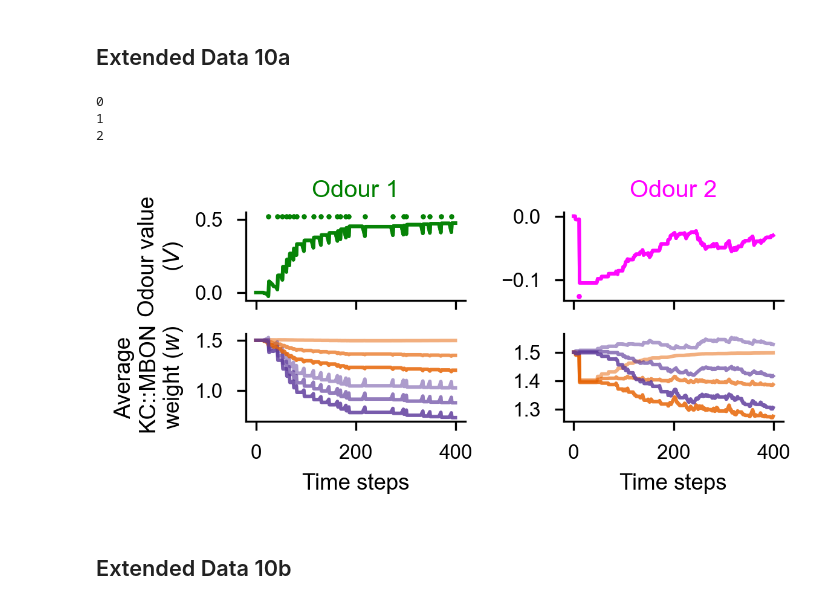
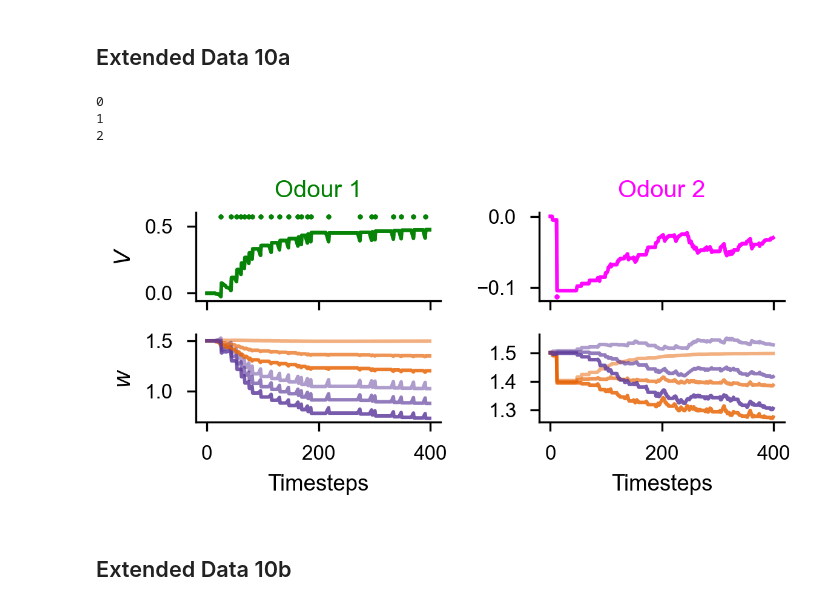
Before and after one commit to syncrostone/AminStoneKonig_avoidance-dopamine_2026, a Jupyter notebook: fig5_figS10-modeling/scripts/fig5_plotting.ipynb, the cells around one changed output. Saved outputs shown, nothing was run; the diff lists cells and outputs as text; code cells hidden in the pictures.

```diff
--- a/fig5_figS10-modeling/scripts/fig5_plotting.ipynb
+++ b/fig5_figS10-modeling/scripts/fig5_plotting.ipynb
@@ -89,9 +89,9 @@ for i, (trial, end) in enumerate(zip(trials, endzones)):
         for j in range(11):
             ax.axhline(y=j + .5, xmin = 0, xmax = 1, color = 'k', ls = '--',  lw=.039, alpha = .5)
         if i == 0:
-            ax.set_ylabel("Position in arena")
+            ax.set_ylabel("Model fly@position")
         if i == 1:
-            ax.set_xlabel("Time steps")
+            ax.set_xlabel("Timesteps")
         ax.set_yticks([],[])
 
 
@@ -140,32 +139,0 @@ plt.savefig('../figures/fig5d_model-over-multiple-trials.svg', bbox_inches ='tig
-# %%
-data = pd.read_pickle('../local_data/fig5d.pkl')
-f, axs = plt.subplots(2 ,2, sharex=True, sharey=False, figsize=(4,2))
-plt.subplots_adjust(wspace=.6)
-axs = np.asarray([[axs[0,0], axs[1,0], axs[0,1], axs[1,1]]]).T
-valmax = np.max(np.concatenate(list(data.W)))*1.1
-valmin = np.min(np.concatenate(list(data.W)))*1.2
-for i,(name, subdata) in enumerate(data.groupby('mdn_feedback')):
-
-    if name == True:
-        name = 'With MDN feedback'
-        i=1
-    else:
-        name = 'No MDN feedback'
-        i = 0
-
-    plot_values_by_compartment(axs[1,0], axs[3,0], subdata,1-i)
-    plot_values(axs[0,0], subdata, valmax, valmin,1-i, odor=0)
-    plot_values(axs[2,0], subdata, valmax, valmin, 1-i,odor = 1)
-    if i ==0:
-        axs[0,0].set_ylabel("Odour value\n"+( r"($V$)"))
-        axs[0,0].set_title("Odour 1", color = 'green')
-
-        axs[0,0].yaxis.set_major_formatter(FormatStrFormatter('%.1f'))
-        axs[2,0].set_title("Odour 2", color='magenta')
-        axs[1,0].set_ylabel("Average\nKC::MBON\nweight " + r"($w$)" )
-    axs[1,0].set_xlabel("Time steps")
-    axs[3,0].set_xlabel("Time steps")
-
-plt.tight_layout()
-
-plt.savefig('../figures/fig5d_model-over-multiple-trials.svg', bbox_inches ='tight')
@@ -274,38 +240,38 @@ data = pd.read_pickle('../local_data/fig5-supp-mdn-input.pkl')
 
 
 f, axs = plt.subplots(2 ,2, sharex=True, sharey=False, figsize=(4,2))
 plt.subplots_adjust(wspace=.6)
 axs = np.asarray([[axs[0,0], axs[1,0], axs[0,1], axs[1,1]]]).T
 valmax = np.max(np.concatenate(list(data.W)))*1.1
 valmin = np.min(np.concatenate(list(data.W)))*1.2
 for i,(name, subdata) in enumerate(data.groupby('mdn_to_dp')):
 
     if name == 2:
         i=1
     else:
         i = 0
     print(name)
     plot_values_by_compartment(axs[1,0], axs[3,0], subdata, alpha = .5 + name/6)
     plot_values(axs[0,0], subdata, valmax, valmin, odor=0, alpha = .5 + name/6)
     plot_values(axs[2,0], subdata, valmax, valmin, odor = 1, alpha = .5 + name/6)
     if i ==0:
-        axs[0,0].set_ylabel("Odour value\n"+( r"($V$)"))
+        axs[0,0].set_ylabel(r"$V$")
         axs[0,0].set_title("Odour 1", color = 'green')
 
         axs[0,0].yaxis.set_major_formatter(FormatStrFormatter('%.1f'))
         axs[2,0].set_title("Odour 2", color='magenta')
-        axs[1,0].set_ylabel("Average\nKC::MBON\nweight " + r"($w$)" )
-    axs[1,0].set_xlabel("Time steps")
-    axs[3,0].set_xlabel("Time steps")
+        axs[1,0].set_ylabel( r"$w$" )
+    axs[1,0].set_xlabel("Timesteps")
+    axs[3,0].set_xlabel("Timesteps")
 
 plt.tight_layout()
 
 plt.savefig('../figures/model-supplement_mdn-feedback.svg', bbox_inches ='tight')
 # %% [output]
 0
 1
 2
-[figure, old version]
+[figure, new version]
 # %% [markdown]
 ## Extended Data 10b
 # %%
```
Also changed, not shown: parts of 6 cells of this notebook.
